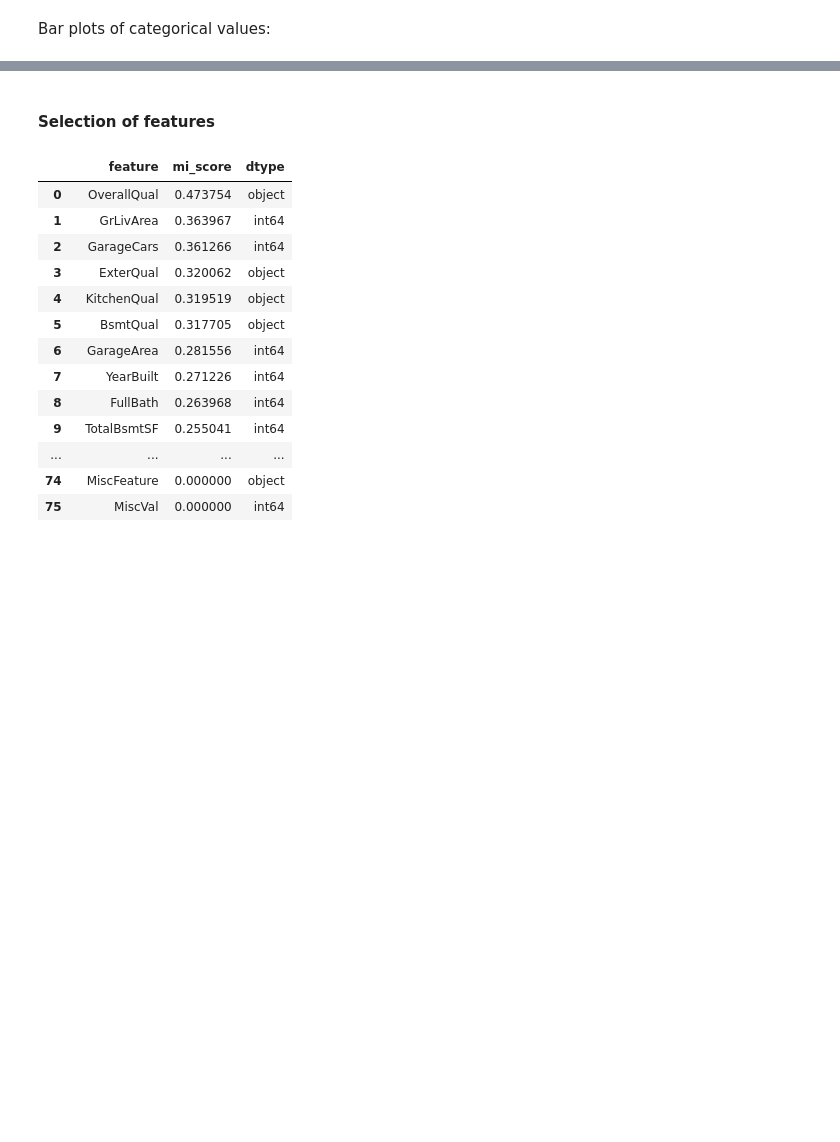
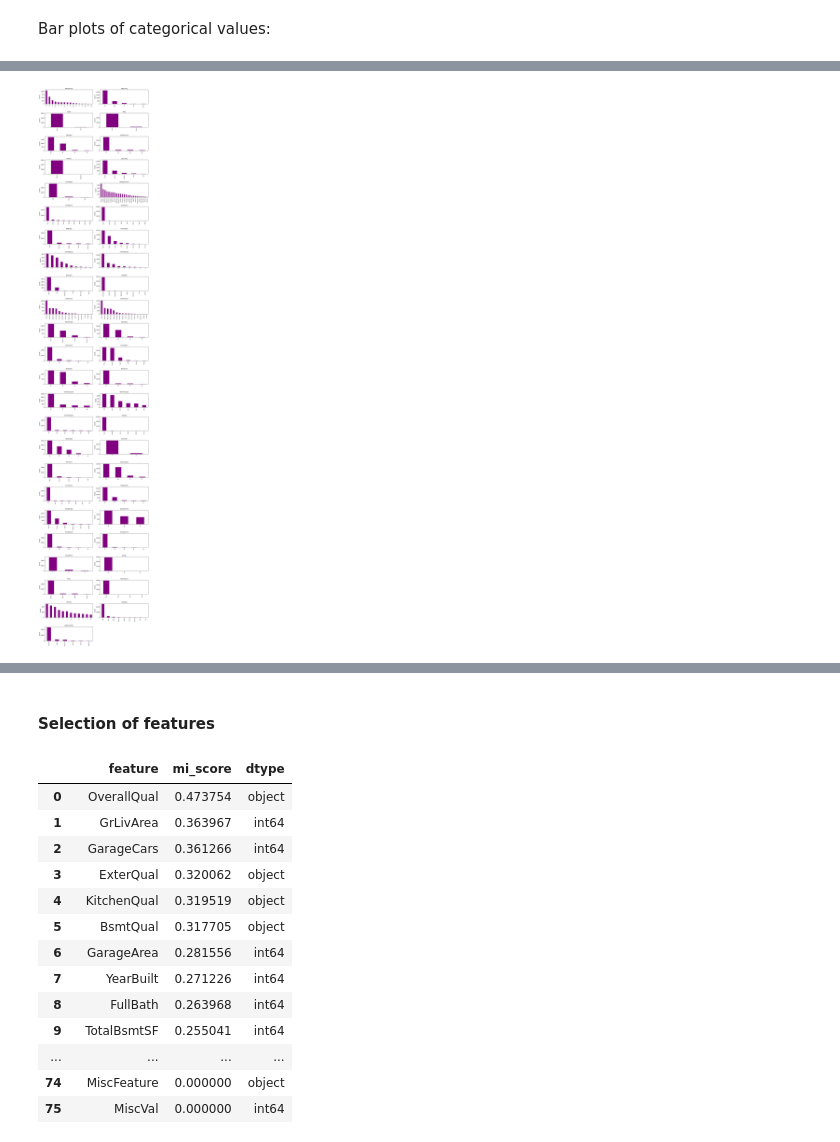
Before and after one commit to lmacakova/prices, a Jupyter notebook: house_prices.ipynb, the cells around one changed output, grey strips where cells are left out. Cells and saved outputs as stored; diff of their text form; code cells hidden in the pictures; blank space fills up the shorter version.

```diff
--- a/house_prices.ipynb
+++ b/house_prices.ipynb
@@ -278,13 +278,2 @@ plt.show()
 # %% [markdown]
 Bar plots of categorical values:
-# %%
-categorical = combined_ds.select_dtypes("object")
-#categorical = categorical.drop('YrSold', axis=1)
-for col in categorical.columns:
-    plt.figure(figsize=(12, 6))
-    categorical[col].value_counts().plot(kind='bar', color='purple', alpha=0.7)
-    plt.title(col)
-    plt.ylabel('Count')
-    plt.xticks(rotation=45, fontsize=12)
-    plt.show()
-    plt.subplots_adjust(hspace=0.8, wspace=0.8)
@@ -305,2 +280,27 @@ for col in categorical.columns:
+# %%
+categorical = combined_ds.select_dtypes("object")
+
+n_cols = 2
+n_rows = 24
+
+fig, axes = plt.subplots(n_rows, n_cols, figsize=(12, 60))
+axes = axes.flatten()
+
+for ax, col in zip(axes, categorical.columns):
+    vc = categorical[col].value_counts(dropna=False)
+
+    vc.plot(kind='bar', ax=ax, color='purple')
+    ax.set_title(col, fontsize=10)
+    ax.tick_params(axis='x', rotation=90, labelsize=8)
+    ax.set_ylabel('Count')
+
+# Hide any unused axes
+for ax in axes[len(categorical.columns):]:
+    ax.axis('off')
+plt.subplots_adjust(hspace=0.5, wspace=0.5)
+plt.tight_layout()
+plt.show()
+# %% [output]
+[figure, added]
 # %%
 plt.figure(figsize=(12,6))
```
Also changed, not shown: parts of 4 cells of this notebook.
